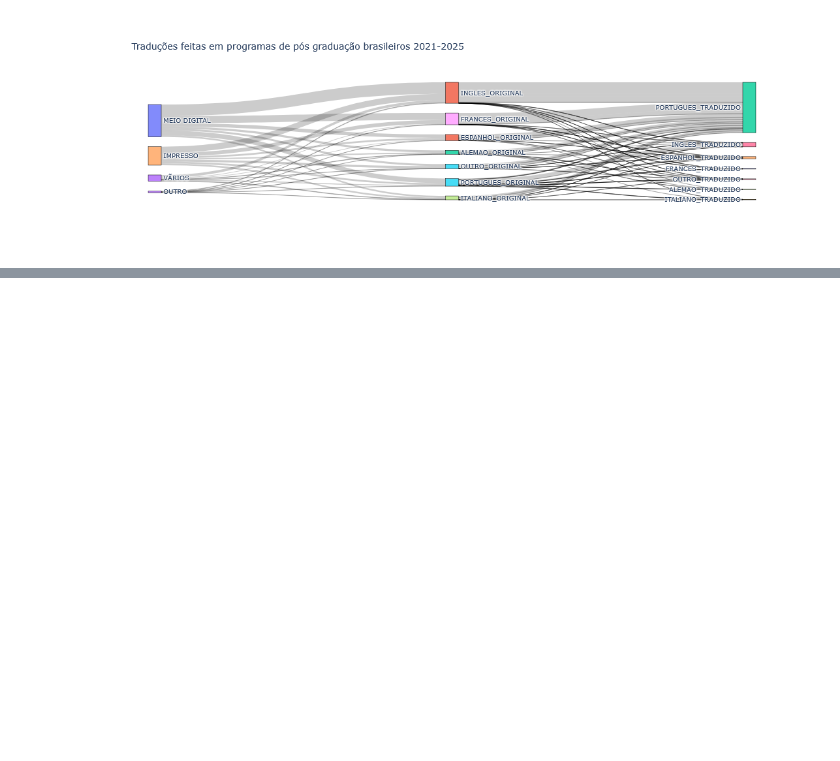
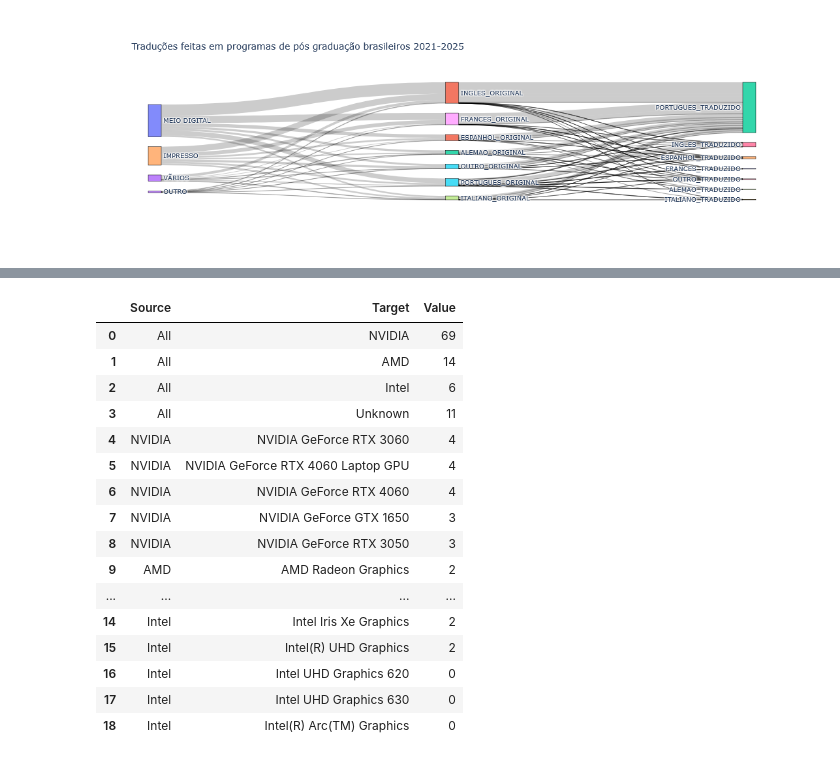
Before and after one commit to clr-cera/VisComp, a Jupyter notebook: Sankey_code.ipynb, the cells around one changed output, grey strips where cells are left out. Cells and saved outputs as stored; diff of their text form; code cells hidden in the pictures; blank space fills up the shorter version.

```diff
--- a/Sankey_code.ipynb
+++ b/Sankey_code.ipynb
@@ -310,0 +412,6 @@ fig.show()
+# %%
+nvidiasum = nvidia['percentage'].sum()
+amdsum = amd['percentage'].sum()
+intelsum = intel['percentage'].sum()
+unknownsum = gpu_df[~gpu_df['name'].str.contains("NVIDIA|AMD|Intel")]['percentage'].sum()
+print(nvidiasum, amdsum, intelsum, unknownsum)
@@ -310,0 +420,7 @@ fig.show()
+# %%
+labels = ["All","NVIDIA","AMD","Intel","Unknown"]
+source_links = [0,0,0,0]
+target_links = [1,2,3,4]
+value_links = [nvidiasum, amdsum, intelsum, unknownsum]
+for i, value in enumerate(value_links):
+    value_links[i] = int(round(value,2)*100)
@@ -310,0 +440,5 @@ fig.show()
+# %%
+nvidia = nvidia.head(5)
+amd = amd.head(5)
+intel = intel.head(5)
+nvidia
@@ -310,0 +452,16 @@ fig.show()
+# %%
+for line in nvidia.itertuples():
+    source_links.append(1)
+    target_links.append(len(labels))
+    value_links.append(int(round(line.percentage,2)*100))
+    labels.append(line.name)
+for line in amd.itertuples():
+    source_links.append(2)
+    target_links.append(len(labels))
+    value_links.append(int(round(line.percentage,2)*100))
+    labels.append(line.name)
+for line in intel.itertuples():
+    source_links.append(3)
+    target_links.append(len(labels))
+    value_links.append(int(round(line.percentage,2)*100))
+    labels.append(line.name)
@@ -310,0 +481,24 @@ fig.show()
+# %%
+dfsteam = pd.DataFrame()
+dfsteam.insert(0, "Source", [labels[i] for i in source_links])
+dfsteam.insert(1, "Target", [labels[i] for i in target_links])
+dfsteam.insert(2, "Value", value_links)
+dfsteam
+# %% [output]
+|  | Source | Target | Value |
+| 0 | All | NVIDIA | 69 |
+| 1 | All | AMD | 14 |
+| 2 | All | Intel | 6 |
+| 3 | All | Unknown | 11 |
+| 4 | NVIDIA | NVIDIA GeForce RTX 3060 | 4 |
+| 5 | NVIDIA | NVIDIA GeForce RTX 4060 Laptop GPU | 4 |
+| 6 | NVIDIA | NVIDIA GeForce RTX 4060 | 4 |
+| 7 | NVIDIA | NVIDIA GeForce GTX 1650 | 3 |
+| 8 | NVIDIA | NVIDIA GeForce RTX 3050 | 3 |
+| 9 | AMD | AMD Radeon Graphics | 2 |
+| ... | ... | ... | ... |
+| 14 | Intel | Intel Iris Xe Graphics | 2 |
+| 15 | Intel | Intel(R) UHD Graphics | 2 |
+| 16 | Intel | Intel UHD Graphics 620 | 0 |
+| 17 | Intel | Intel UHD Graphics 630 | 0 |
+| 18 | Intel | Intel(R) Arc(TM) Graphics | 0 |
```
Also changed, not shown: parts of 15 cells of this notebook, 1 other file.
